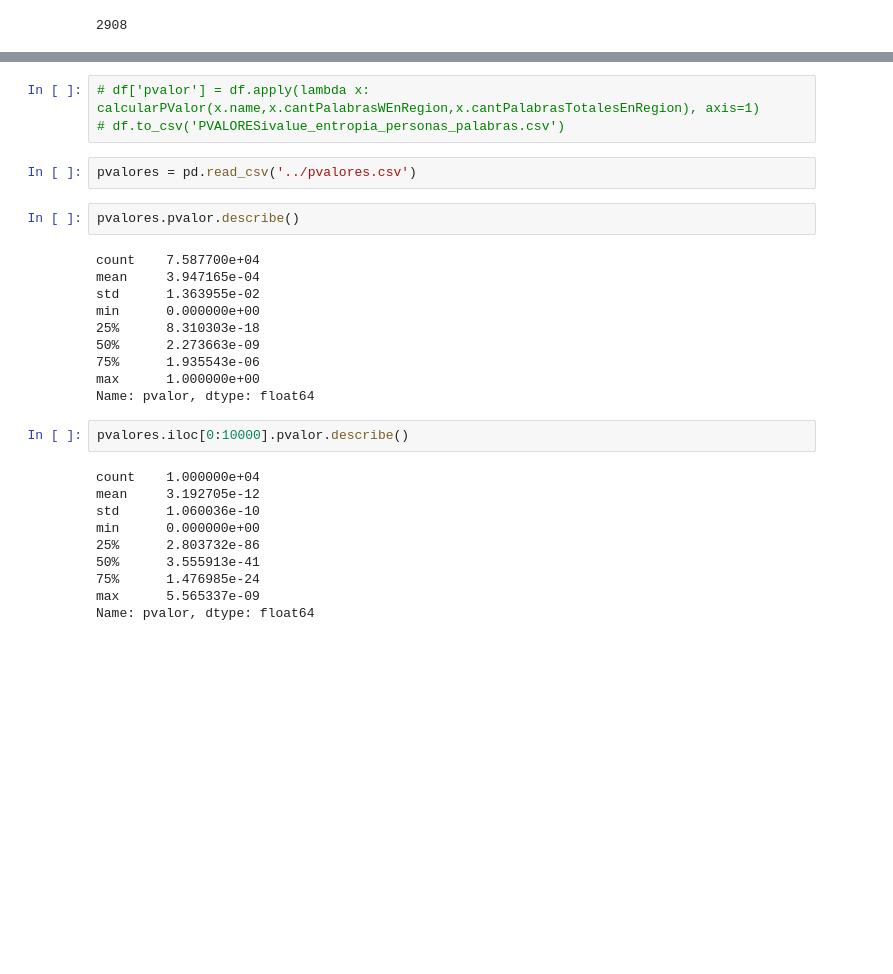
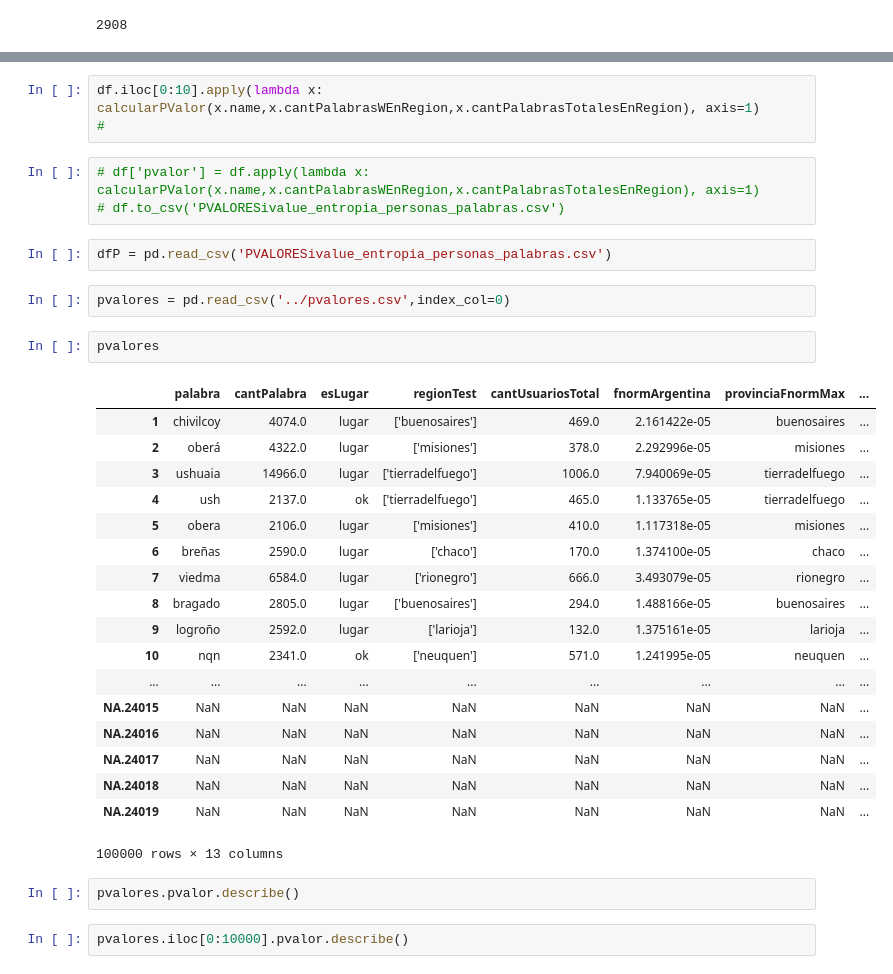
Before and after one commit to daleman/tesis, a Jupyter notebook: notebooks/info.ipynb, the cells around one changed output, grey strips where cells are left out. Cells and saved outputs as stored; diff of their text form; blank space fills up the shorter version.

```diff
--- a/notebooks/info.ipynb
+++ b/notebooks/info.ipynb
@@ -548,30 +388,36 @@ def calcularPValor(palabra,cantWRegion,cantTotRegion):
     return pvalue
+# %%
+df.iloc[0:10].apply(lambda x: calcularPValor(x.name,x.cantPalabrasWEnRegion,x.cantPalabrasTotalesEnRegion), axis=1)
+#
 # %%
 # df['pvalor'] = df.apply(lambda x: calcularPValor(x.name,x.cantPalabrasWEnRegion,x.cantPalabrasTotalesEnRegion), axis=1)
 # df.to_csv('PVALORESivalue_entropia_personas_palabras.csv')
+# %%
+dfP = pd.read_csv('PVALORESivalue_entropia_personas_palabras.csv')
 # %%
-pvalores = pd.read_csv('../pvalores.csv')
+pvalores = pd.read_csv('../pvalores.csv',index_col=0)
+# %%
+pvalores
+# %% [output]
+|  | palabra | cantPalabra | esLugar | regionTest | cantUsuariosTotal | fnormArgentina | provinciaFnormMax | ... |
+| 1 | chivilcoy | 4074.0 | lugar | ['buenosaires'] | 469.0 | 2.161422e-05 | buenosaires | ... |
+| 2 | oberá | 4322.0 | lugar | ['misiones'] | 378.0 | 2.292996e-05 | misiones | ... |
+| 3 | ushuaia | 14966.0 | lugar | ['tierradelfuego'] | 1006.0 | 7.940069e-05 | tierradelfuego | ... |
+| 4 | ush | 2137.0 | ok | ['tierradelfuego'] | 465.0 | 1.133765e-05 | tierradelfuego | ... |
+| 5 | obera | 2106.0 | lugar | ['misiones'] | 410.0 | 1.117318e-05 | misiones | ... |
+| 6 | breñas | 2590.0 | lugar | ['chaco'] | 170.0 | 1.374100e-05 | chaco | ... |
+| 7 | viedma | 6584.0 | lugar | ['rionegro'] | 666.0 | 3.493079e-05 | rionegro | ... |
+| 8 | bragado | 2805.0 | lugar | ['buenosaires'] | 294.0 | 1.488166e-05 | buenosaires | ... |
+| 9 | logroño | 2592.0 | lugar | ['larioja'] | 132.0 | 1.375161e-05 | larioja | ... |
+| 10 | nqn | 2341.0 | ok | ['neuquen'] | 571.0 | 1.241995e-05 | neuquen | ... |
+| ... | ... | ... | ... | ... | ... | ... | ... | ... |
+| NA.24015 | NaN | NaN | NaN | NaN | NaN | NaN | NaN | ... |
+| NA.24016 | NaN | NaN | NaN | NaN | NaN | NaN | NaN | ... |
+| NA.24017 | NaN | NaN | NaN | NaN | NaN | NaN | NaN | ... |
+| NA.24018 | NaN | NaN | NaN | NaN | NaN | NaN | NaN | ... |
+| NA.24019 | NaN | NaN | NaN | NaN | NaN | NaN | NaN | ... |
+100000 rows × 13 columns
 # %%
 pvalores.pvalor.describe()
-# %% [output]
-count    7.587700e+04
-mean     3.947165e-04
-std      1.363955e-02
-min      0.000000e+00
-25%      8.310303e-18
-50%      2.273663e-09
-75%      1.935543e-06
-max      1.000000e+00
-Name: pvalor, dtype: float64
 # %%
 pvalores.iloc[0:10000].pvalor.describe()
-# %% [output]
-count    1.000000e+04
-mean     3.192705e-12
-std      1.060036e-10
-min      0.000000e+00
-25%      2.803732e-86
-50%      3.555913e-41
-75%      1.476985e-24
-max      5.565337e-09
-Name: pvalor, dtype: float64
```
Also changed, not shown: parts of 32 cells of this notebook, 1 other file.
